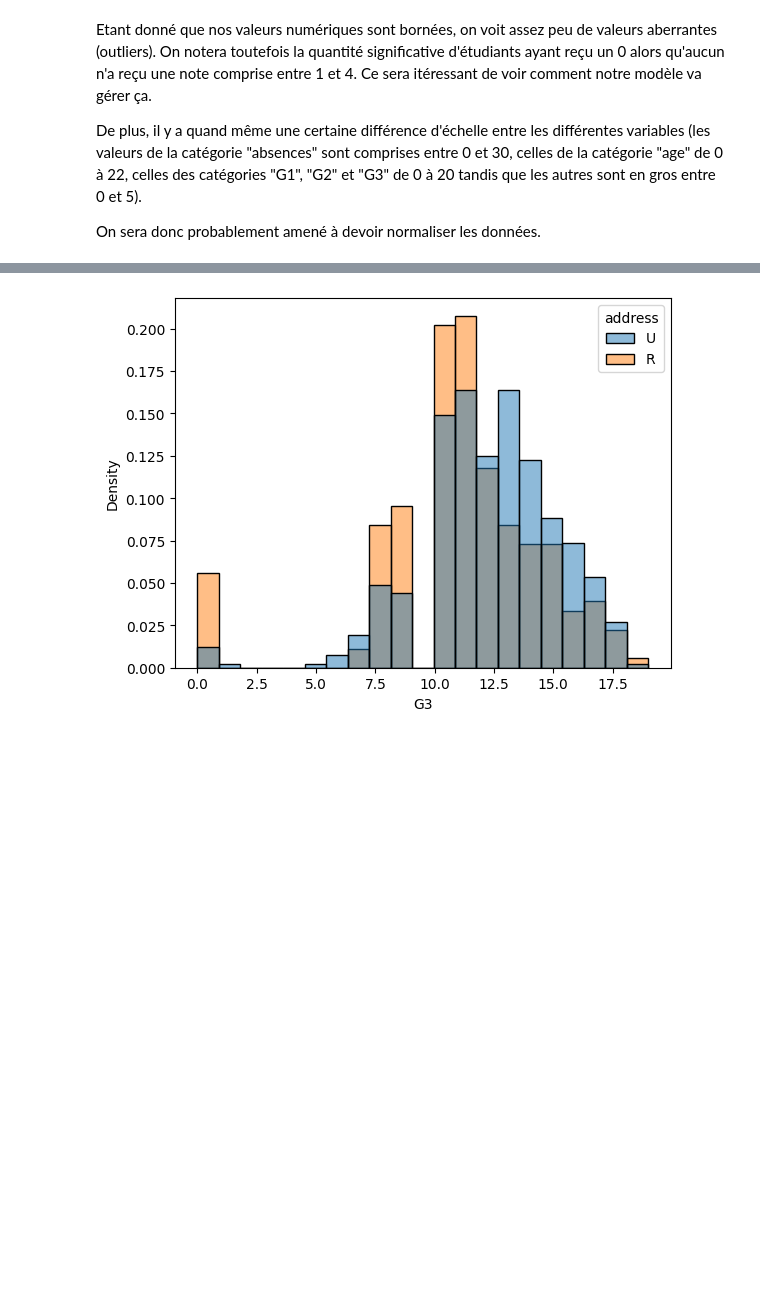
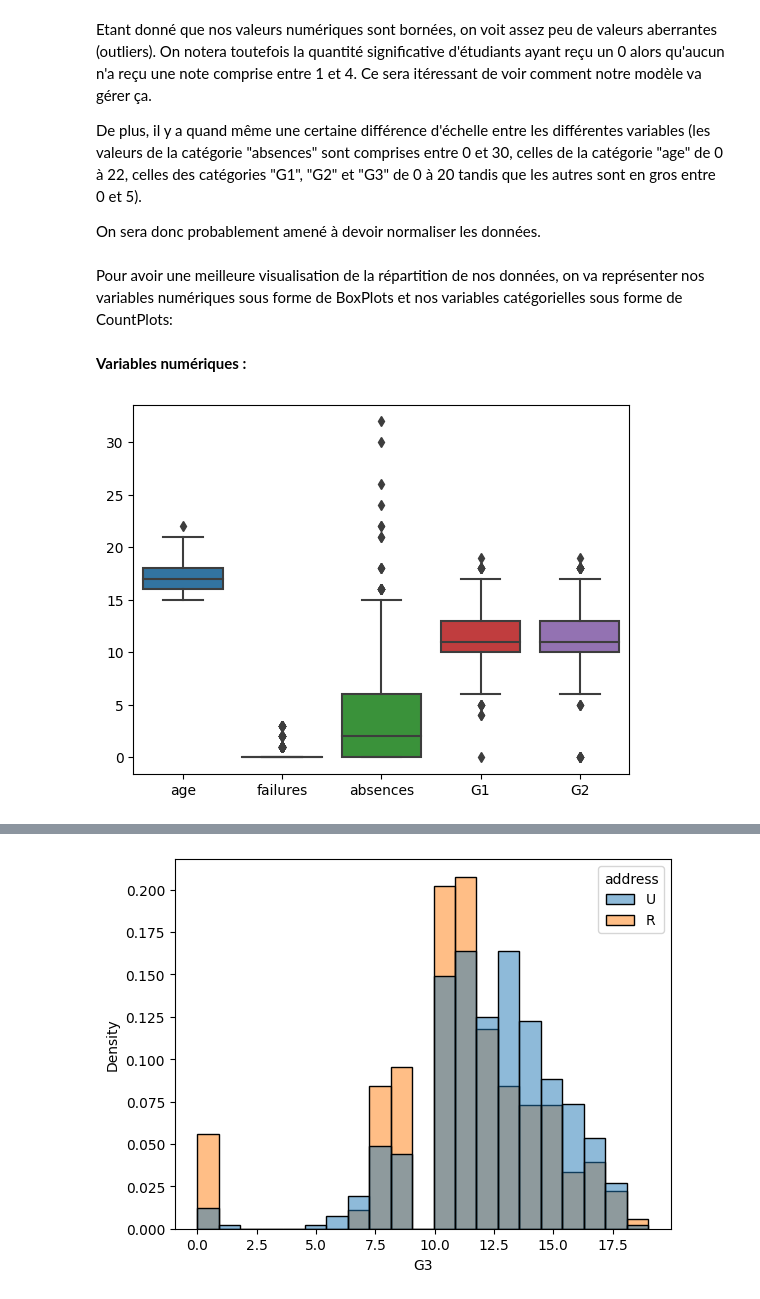
Before and after one commit to MarineDelabaere/Projet_ML_UE_AAA, a Jupyter notebook: ML_Project_UE_D_AAA.ipynb, the cells around one changed output, grey strips where cells are left out. Cells and saved outputs as stored; diff of their text form; code cells hidden in the pictures; blank space fills up the shorter version.

```diff
--- a/ML_Project_UE_D_AAA.ipynb
+++ b/ML_Project_UE_D_AAA.ipynb
@@ -19,5 +14,8 @@ student_performance= pd.read_csv(io.BytesIO(uploaded['student-por.csv']), sep=";
 target_name = "G3"
 data = student_performance.drop(columns=target_name)
 target = student_performance[target_name]
+# %%
+numerical_features = ["age", "failures", "absences","G1","G2"]
+categorical_features=data.drop(numerical_features, axis=1)
 # %% [markdown]
 ***II)Exploration des données***
@@ -93,3 +103,15 @@ Etant donné que nos valeurs numériques sont bornées, on voit assez peu de val
   De plus, il y a quand même une certaine différence d'échelle entre les différentes variables (les valeurs de la catégorie "absences" sont comprises entre 0 et 30, celles de la catégorie "age" de 0 à 22, celles des catégories "G1", "G2" et "G3" de 0 à 20 tandis que les autres sont en gros entre 0 et 5).
 
   On sera donc probablement amené à devoir normaliser les données.
+# %% [markdown]
+ Pour avoir une meilleure visualisation de la répartition de nos données, on va représenter nos variables numériques sous forme de BoxPlots et nos variables catégorielles sous forme de CountPlots:
+# %% [markdown]
+**Variables numériques :**
+# %%
+import seaborn as sns
+
+
+sns.boxplot(data=data[numerical_features], orient="v")
+plt.show()
+# %% [output]
+[figure, added]
```
Also changed, not shown: parts of 47 cells of this notebook.
